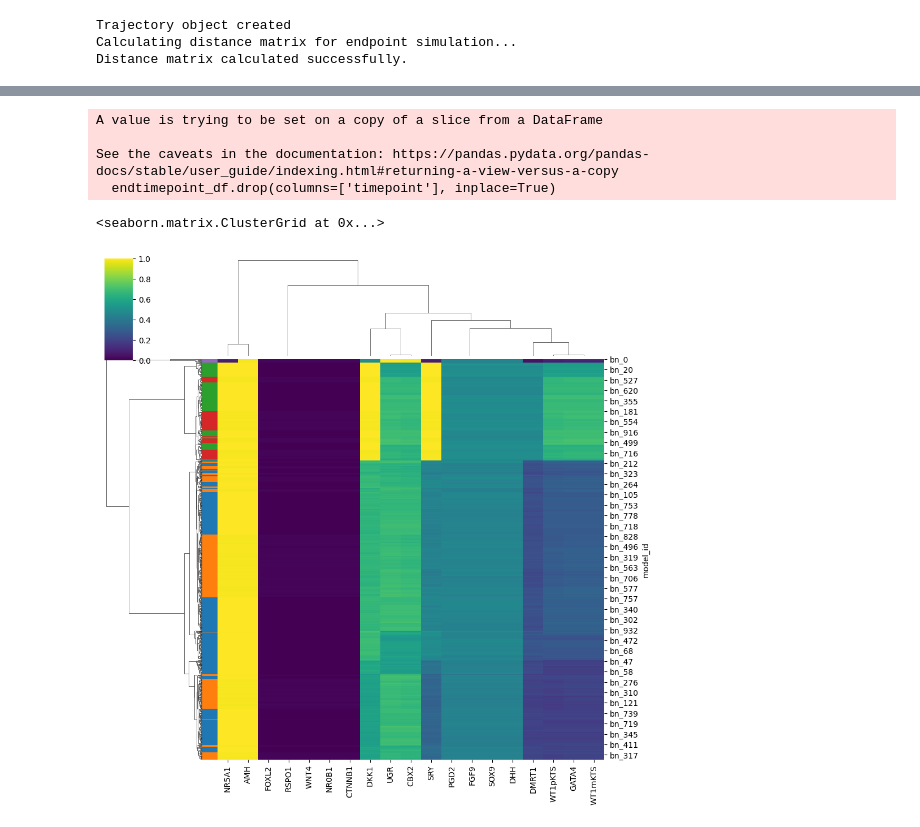
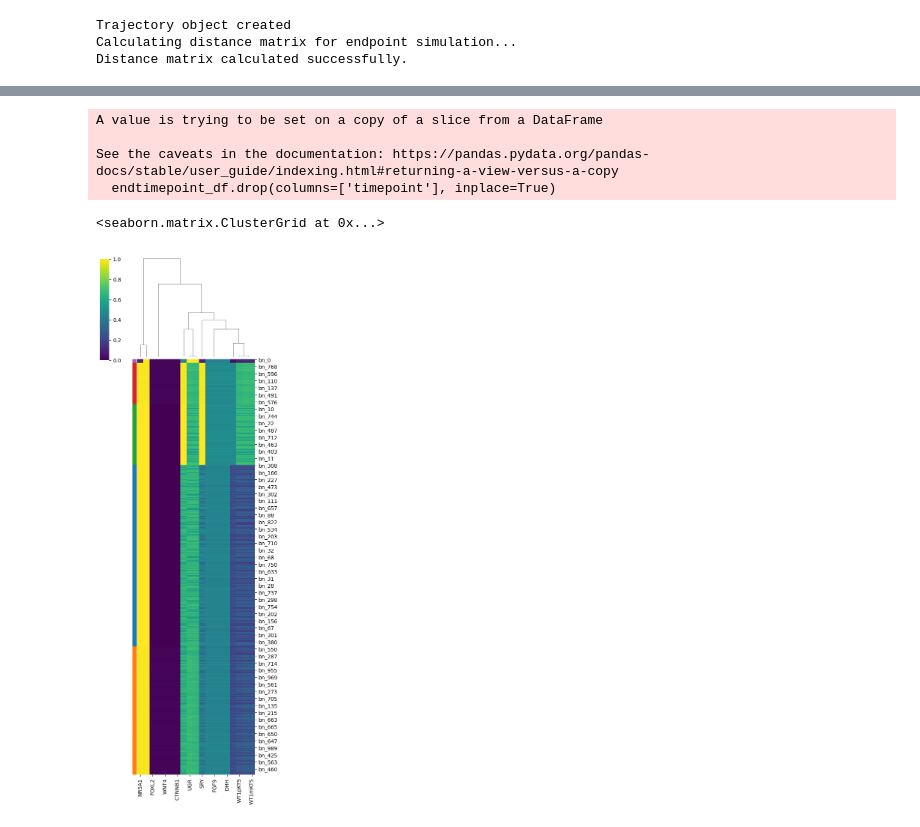
Before and after one commit to sysbio-curie/AstroLogics, a Jupyter notebook: scripts/SupplementaryAnalysis_Human Gonadal Sex Determination_26573569.ipynb, the cells around one changed output, grey strips where cells are left out. Saved outputs shown, nothing was run; the diff lists cells and outputs as text; code cells hidden in the pictures.

```diff
--- a/scripts/SupplementaryAnalysis_Human Gonadal Sex Determination_26573569.ipynb
+++ b/scripts/SupplementaryAnalysis_Human Gonadal Sex Determination_26573569.ipynb
@@ -95,20 +176,0 @@ sns.clustermap(states_df, cmap='viridis', figsize=(10, 30), row_colors=row_color
-# %%
-from sklearn.manifold import TSNE
-
-# Calculate the UMAP coordinates
-distance_matrix = model.trajectory.distance_matrix
-tsne = TSNE(
-    n_components=2,
-    metric="precomputed",
-    init = 'random',
-    perplexity=30,      # must be < n/3
-    learning_rate="auto",
-    random_state=45,
-    n_iter=1000,
-    verbose=1
-)
-coords = tsne.fit_transform(distance_matrix)
-
-# Store the UMAP coordinates in a DataFrame
-coords_vis = pd.DataFrame(coords, columns=['x', 'y'], index=distance_matrix.index)
-model.trajectory.mds_coords = coords_vis
@@ -171,16 +176,0 @@ model.trajectory.plot_MDS(plot_cluster=True, fig_size = (8,8), s =100)
-# %%
-import umap
-distance_matrix = model.trajectory.distance_matrix
-# UMAP with precomputed distances
-reducer = umap.UMAP(
-    metric="precomputed",
-    n_neighbors=15,
-    min_dist=0.1,
-    n_components=2,
-    random_state=42
-)
-coords = reducer.fit_transform(distance_matrix)  # shape (n_samples, 2)
-
-# Store the UMAP coordinates in a DataFrame
-coords_vis = pd.DataFrame(coords, columns=['x', 'y'], index=distance_matrix.index)
-model.trajectory.mds_coords = coords_vis
@@ -224,22 +177,19 @@ plt.show()
-# %%
-endtimepoint_df = model.simulation.simulation_df[model.simulation.simulation_df['timepoint'] == 29]
-endtimepoint_df.set_index('model_id', inplace=True)
-endtimepoint_df.drop(columns=['timepoint'], inplace=True)
-# %% [output]
-A value is trying to be set on a copy of a slice from a DataFrame
-
-See the caveats in the documentation: https://pandas.pydata.org/pandas-docs/stable/user_guide/indexing.html#returning-a-view-versus-a-copy
-  endtimepoint_df.drop(columns=['timepoint'], inplace=True)
 # %%
-import matplotlib.colors as mcolors
+endtimepoint_df = model.simulation.simulation_df.loc[model.simulation.simulation_df['timepoint'] == model.simulation.simulation_df['timepoint'].max()]
+endtimepoint_df.drop(columns=['timepoint'], inplace=True)
+endtimepoint_df.set_index('model_id', inplace=True)
 
 # Map attractor group values to colors
 unique_groups = attractor_group['attractor_group'].unique()
 color_palette = sns.color_palette('tab10', len(unique_groups))
 color_map = dict(zip(unique_groups, color_palette))
-row_colors = endtimepoint_df.index.map(attractor_group_dict).map(color_map)
+row_colors = ordered_rows.map(attractor_group_dict).map(color_map)
 
-sns.clustermap(endtimepoint_df, cmap='viridis', figsize=(10, 10), row_colors=row_colors)
+sns.clustermap(endtimepoint_df.loc[ordered_rows], cmap='viridis', figsize=(5, 15), row_colors=row_colors, row_cluster = False)
 # %% [output]
-<seaborn.matrix.ClusterGrid at 0x...>
+A value is trying to be set on a copy of a slice from a DataFrame
+
+See the caveats in the documentation: https://pandas.pydata.org/pandas-docs/stable/user_guide/indexing.html#returning-a-view-versus-a-copy
+  endtimepoint_df.drop(columns=['timepoint'], inplace=True)
+<seaborn.matrix.ClusterGrid at 0x...>
-[figure, old version]
+[figure, new version]
```
Also changed, not shown: parts of 30 cells of this notebook, 4 other files.
